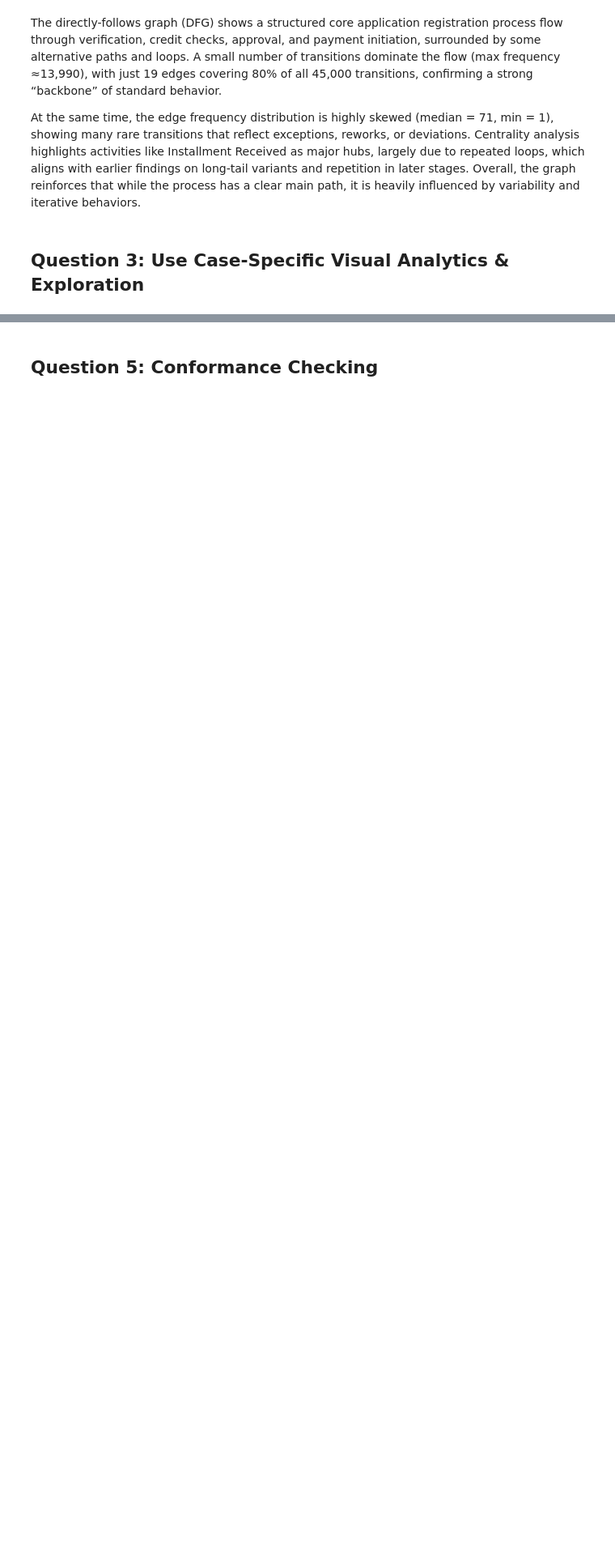
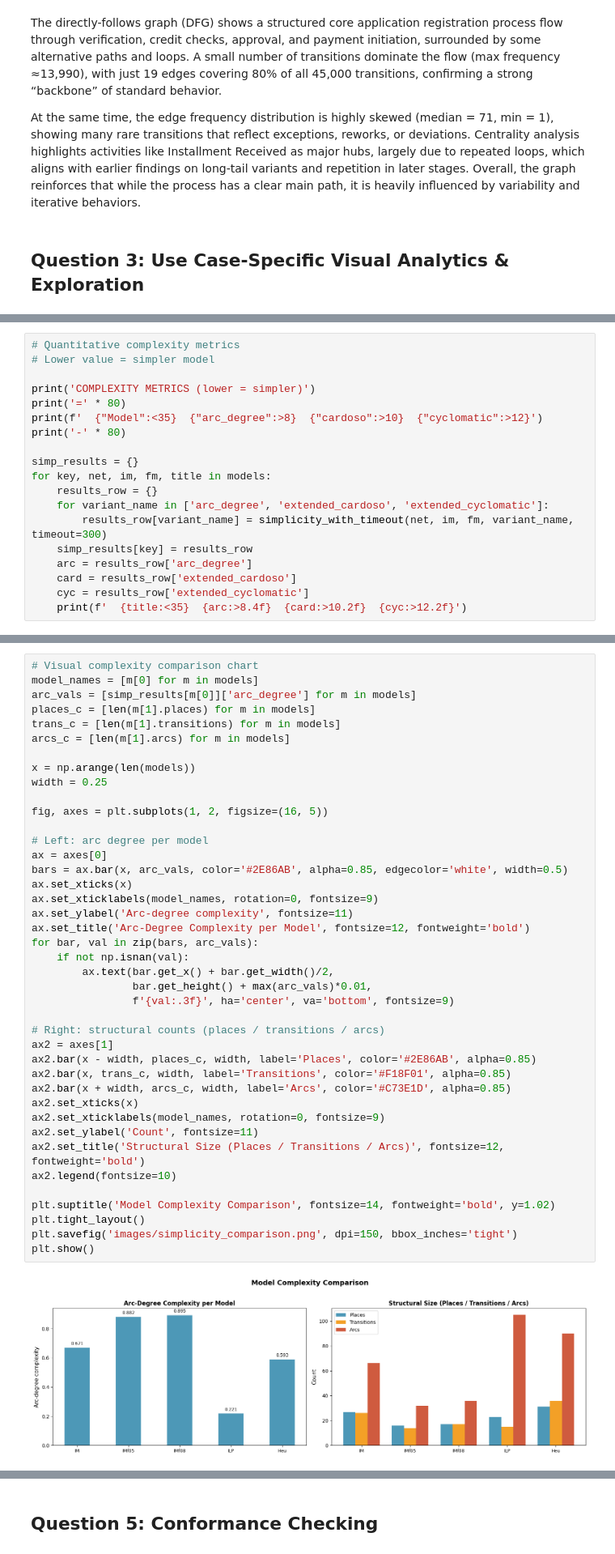
Before and after one commit to y2knz/apwmgroup1, a Jupyter notebook: group_1_notebook.ipynb, the cells around one changed output, grey strips where cells are left out. Shown at 81% size. Drawn from its saved outputs; the diff is of its cells as text; blank space fills up the shorter version.

```diff
--- a/group_1_notebook.ipynb
+++ b/group_1_notebook.ipynb
@@ -780,0 +1095,19 @@ At the same time, the edge frequency distribution is highly skewed (median = 71,
+# %%
+# Quantitative complexity metrics
+# Lower value = simpler model
+
+print('COMPLEXITY METRICS (lower = simpler)')
+print('=' * 80)
+print(f'  {"Model":<35}  {"arc_degree":>8}  {"cardoso":>10}  {"cyclomatic":>12}')
+print('-' * 80)
+
+simp_results = {}
+for key, net, im, fm, title in models:
+    results_row = {}
+    for variant_name in ['arc_degree', 'extended_cardoso', 'extended_cyclomatic']:
+        results_row[variant_name] = simplicity_with_timeout(net, im, fm, variant_name, timeout=300)
+    simp_results[key] = results_row
+    arc = results_row['arc_degree']
+    card = results_row['extended_cardoso']
+    cyc = results_row['extended_cyclomatic']
+    print(f'  {title:<35}  {arc:>8.4f}  {card:>10.2f}  {cyc:>12.2f}')
@@ -780,0 +1124,43 @@ At the same time, the edge frequency distribution is highly skewed (median = 71,
+# %%
+# Visual complexity comparison chart
+model_names = [m[0] for m in models]
+arc_vals = [simp_results[m[0]]['arc_degree'] for m in models]
+places_c = [len(m[1].places) for m in models]
+trans_c = [len(m[1].transitions) for m in models]
+arcs_c = [len(m[1].arcs) for m in models]
+
+x = np.arange(len(models))
+width = 0.25
+
+fig, axes = plt.subplots(1, 2, figsize=(16, 5))
+
+# Left: arc degree per model
+ax = axes[0]
+bars = ax.bar(x, arc_vals, color='#2E86AB', alpha=0.85, edgecolor='white', width=0.5)
+ax.set_xticks(x)
+ax.set_xticklabels(model_names, rotation=0, fontsize=9)
+ax.set_ylabel('Arc-degree complexity', fontsize=11)
+ax.set_title('Arc-Degree Complexity per Model', fontsize=12, fontweight='bold')
+for bar, val in zip(bars, arc_vals):
+    if not np.isnan(val):
+        ax.text(bar.get_x() + bar.get_width()/2,
+                bar.get_height() + max(arc_vals)*0.01,
+                f'{val:.3f}', ha='center', va='bottom', fontsize=9)
+
+# Right: structural counts (places / transitions / arcs)
+ax2 = axes[1]
+ax2.bar(x - width, places_c, width, label='Places', color='#2E86AB', alpha=0.85)
+ax2.bar(x, trans_c, width, label='Transitions', color='#F18F01', alpha=0.85)
+ax2.bar(x + width, arcs_c, width, label='Arcs', color='#C73E1D', alpha=0.85)
+ax2.set_xticks(x)
+ax2.set_xticklabels(model_names, rotation=0, fontsize=9)
+ax2.set_ylabel('Count', fontsize=11)
+ax2.set_title('Structural Size (Places / Transitions / Arcs)', fontsize=12, fontweight='bold')
+ax2.legend(fontsize=10)
+
+plt.suptitle('Model Complexity Comparison', fontsize=14, fontweight='bold', y=1.02)
+plt.tight_layout()
+plt.savefig('images/simplicity_comparison.png', dpi=150, bbox_inches='tight')
+plt.show()
+# %% [output]
+[figure, added]
```
Also changed, not shown: parts of 40 cells of this notebook, 8 other files.
